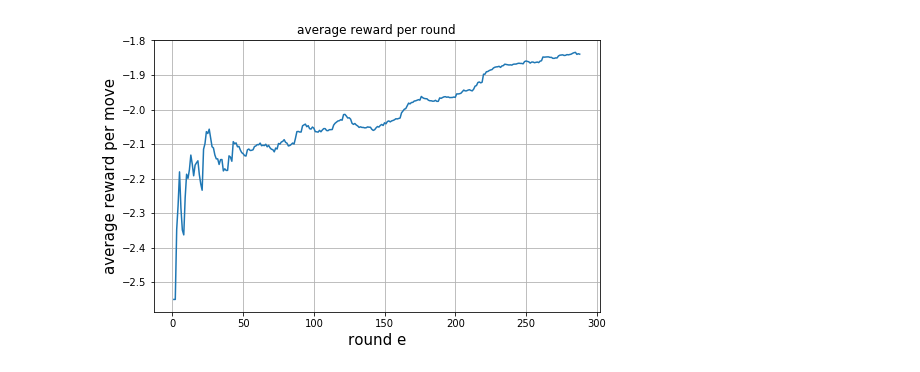
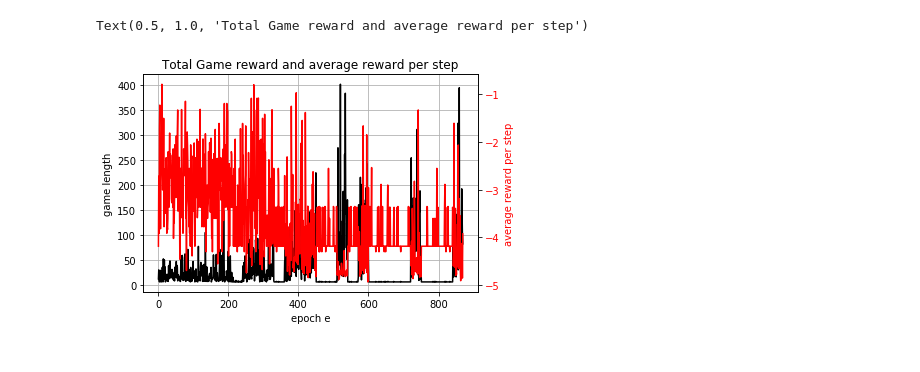
Before and after one commit to severinL96/FML-Bomberman, a Jupyter notebook: agent_code/my_CNN_agent/plot_loss.ipynb, the cells around one changed output. Saved outputs shown, nothing was run; the diff lists cells and outputs as text; code cells hidden in the pictures.

Commit message:
nice plot

```diff
--- a/agent_code/my_CNN_agent/plot_loss.ipynb
+++ b/agent_code/my_CNN_agent/plot_loss.ipynb
@@ -25,17 +25,23 @@ plt.savefig('the_agent_gets_stuck_in_a_bad_local_minimum.png')
-# %%
-loss = pd.read_csv("saved_models/CNN_first_try/average_reward.txt",header=None)
-epoch_count = range(1 ,len(loss)+1)
-
-
-#losses = losses[-1000:]
-#epoch_count = epoch_count[-1000:]
-plt.figure(figsize=(8,5))
-plt.xlabel('round e',  fontsize=15)
-plt.ylabel('average reward per move',  fontsize=15)
-plt.plot(epoch_count, loss)
-plt.grid(True,  which="both")
-plt.title('average reward per round')
-plt.Figure()
-plt.savefig('the_agent_gets_stuck_in_a_bad_local_minimum.png')
-# %% [output]
-[figure, removed]
+# %%
+game_length = pd.read_csv("saved_models/CNN_first_try/game_length.txt",header=None)
+step_reward = pd.read_csv("saved_models/CNN_first_try/step_reward.txt",header=None)
+
+epoch_count = range(1 ,len(game_length)+1)
+
+
+fig = plt.figure()
+ax1 = fig.add_subplot(111)
+plt.plot(epoch_count, game_length,'k')
+ax1.set_ylabel('game length')
+ax1.set_xlabel('epoch e')
+ax1.grid(True,which = 'both')
+
+ax2 = ax1.twinx()
+plt.plot(epoch_count, step_reward,'r-')
+ax2.set_ylabel('average reward per step', color='r')
+for tl in ax2.get_yticklabels():
+    tl.set_color('r')
+plt.title("Total Game reward and average reward per step")
+# %% [output]
+Text(0.5, 1.0, 'Total Game reward and average reward per step')
+[figure, added]
```
Also changed, not shown: parts of 1 cell of this notebook, 14 other files.
